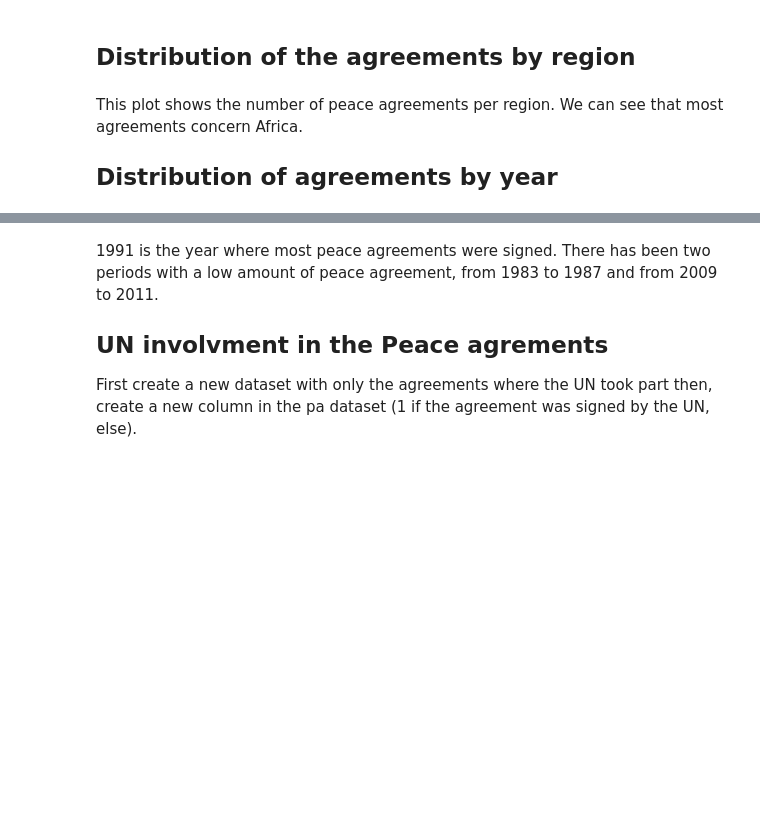
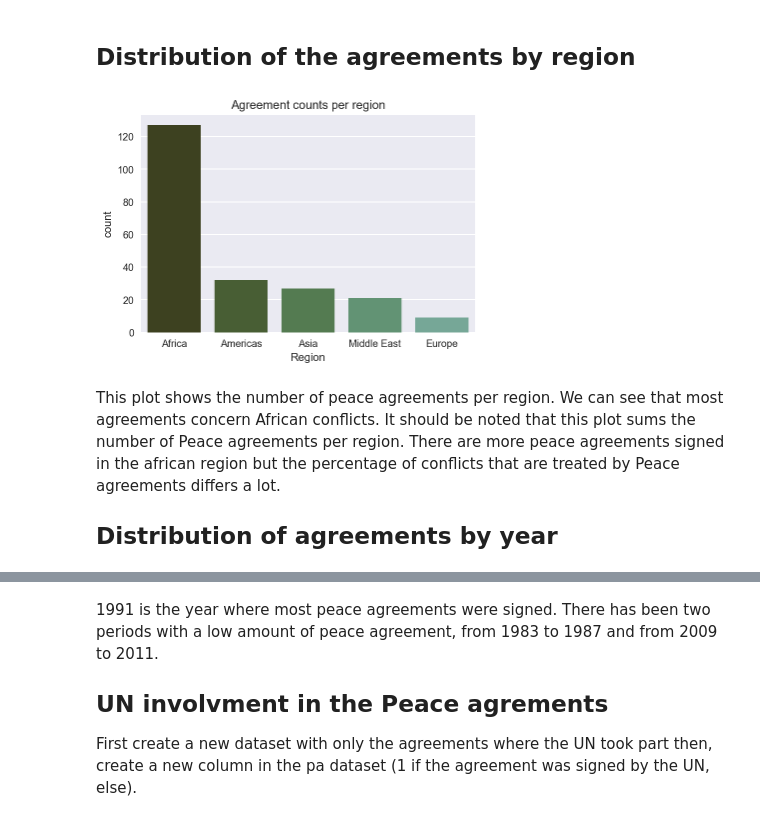
Before and after one commit to rbsteinm/AppliedDataAnalysis, a Jupyter notebook: project/DataExploration.ipynb, the cells around one changed output, grey strips where cells are left out. Saved outputs shown, nothing was run; the diff lists cells and outputs as text; code cells hidden in the pictures; blank space fills up the shorter version.

```diff
--- a/project/DataExploration.ipynb
+++ b/project/DataExploration.ipynb
@@ -64,11 +62,13 @@ pa['Region'].replace(regiondic , inplace = True)
 # %% [markdown]
 ## Distribution of the agreements by region
 # %%
-sns.countplot(x='Region', data=pa)
+sns.countplot(x='Region', data=pa, palette=sns.cubehelix_palette(5, start=4, rot=0.7, dark=0.25, light=0.6, reverse=True), order=pa.Region.value_counts().index)
 plt.title('Agreement counts per region')
 plt.xlabel('Region');
+# %% [output]
+[figure, added]
 # %% [markdown]
-This plot shows the number of peace agreements per region. We can see that most agreements concern Africa.
+This plot shows the number of peace agreements per region. We can see that most agreements concern African conflicts. It should be noted that this plot sums the number of Peace agreements per region. There are more peace agreements signed in the african region but the percentage of conflicts that are treated by Peace agreements differs a lot.
 
 ## Distribution of agreements by year
 # %%
```
Also changed, not shown: parts of 43 cells of this notebook.
